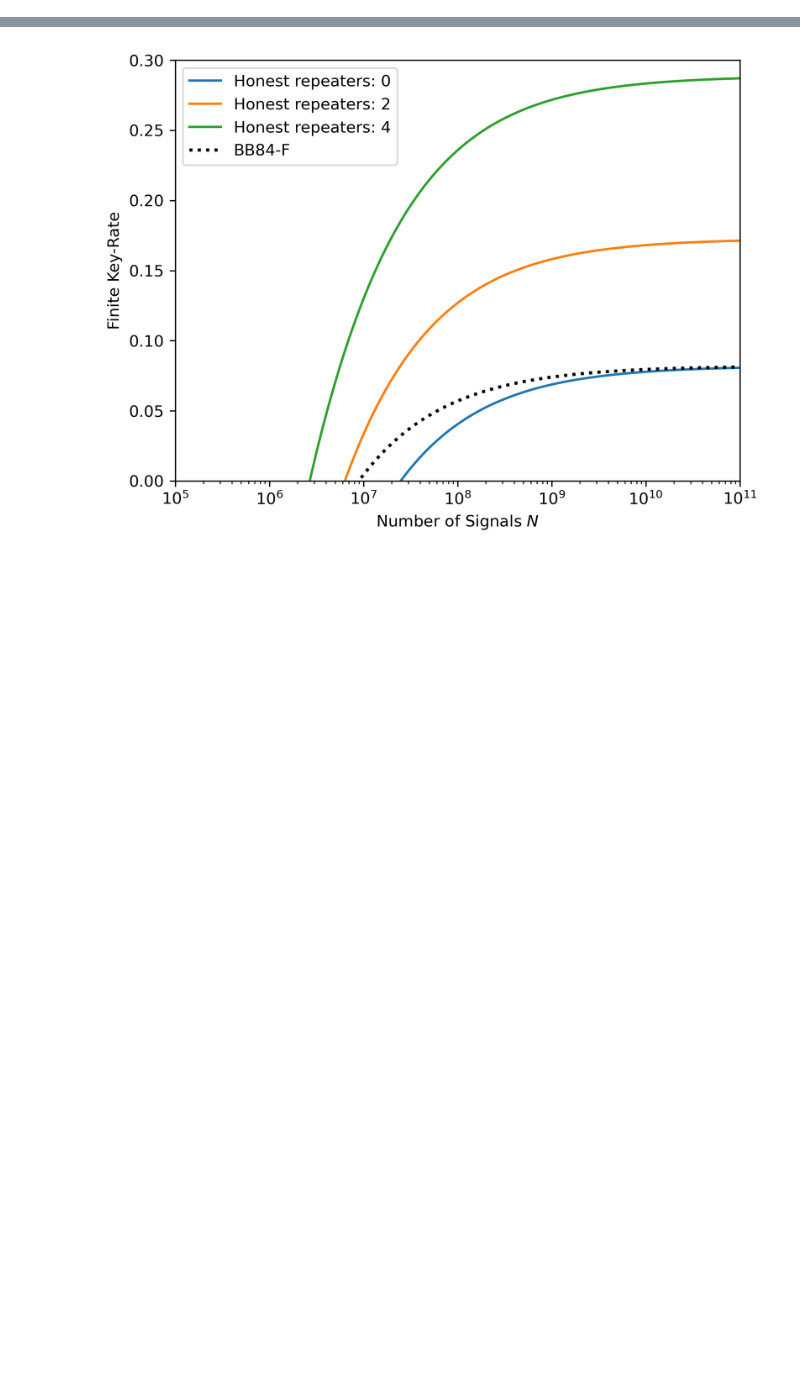
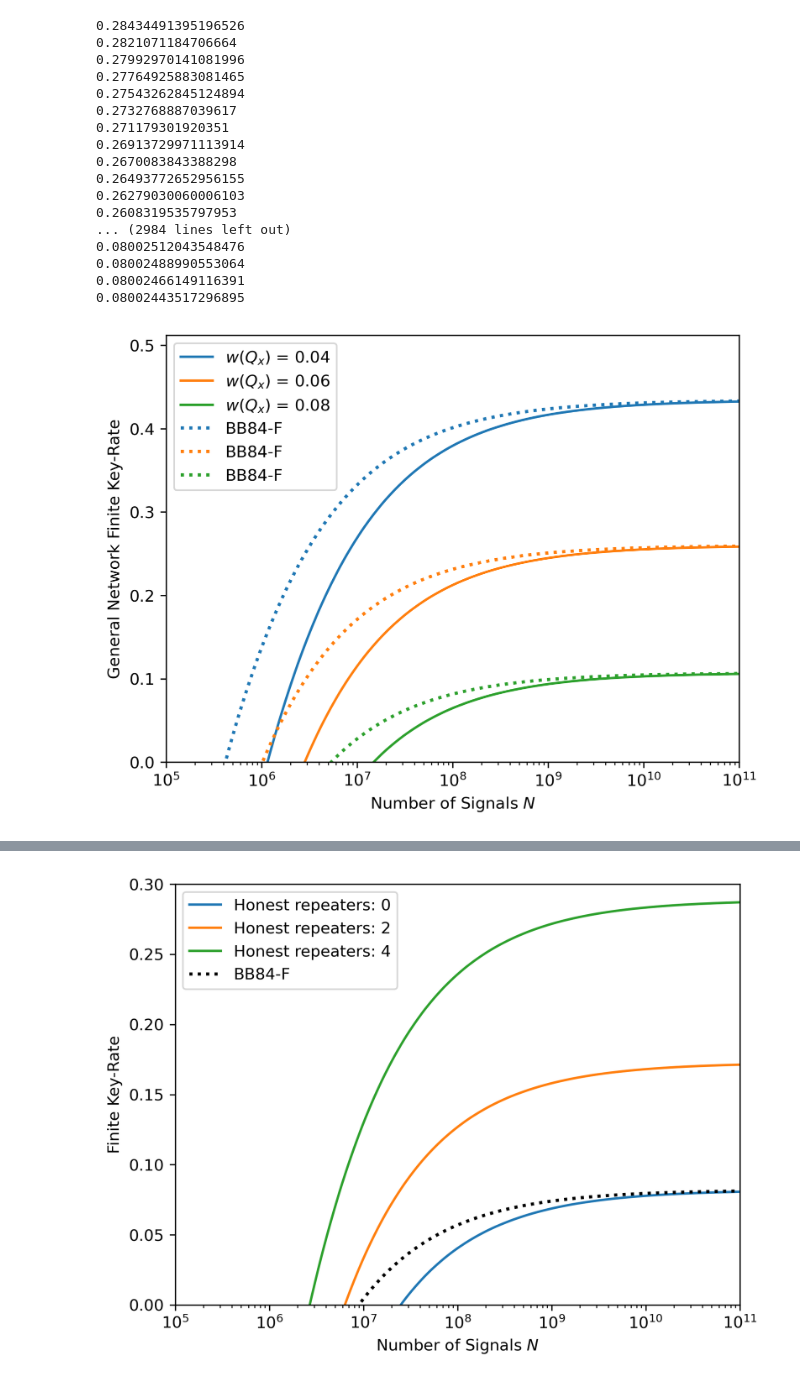
Before and after one commit to AdrianHarkness/Repeater-Security, a Jupyter notebook: Keyrate_Plots.ipynb, the cells around one changed output, grey strips where cells are left out. Saved outputs shown, nothing was run; the diff lists cells and outputs as text; code cells hidden in the pictures; blank space fills up the shorter version.

Commit message:
General Network Evaluations

```diff
--- a/Keyrate_Plots.ipynb
+++ b/Keyrate_Plots.ipynb
@@ -2,0 +6,25 @@ from Keyrate_Evaluation import *
+# %%
+Qx_array = [.04, .06, .08]
+p = np.array([0])
+m = np.array([1])
+
+plot_general_keyrate_vs_signalrounds(Qx_array, p, m)
+# %% [output]
+0.28434491395196526
+0.2821071184706664
+0.27992970141081996
+0.27764925883081465
+0.27543262845124894
+0.2732768887039617
+0.271179301920351
+0.26913729971113914
+0.2670083843388298
+0.26493772652956155
+0.26279030060006103
+0.2608319535797953
+... (2984 lines left out)
+0.08002512043548476
+0.08002488990553064
+0.08002466149116391
+0.08002443517296895
+[figure, added]
```
Also changed, not shown: parts of 5 cells of this notebook, 14 other files.
